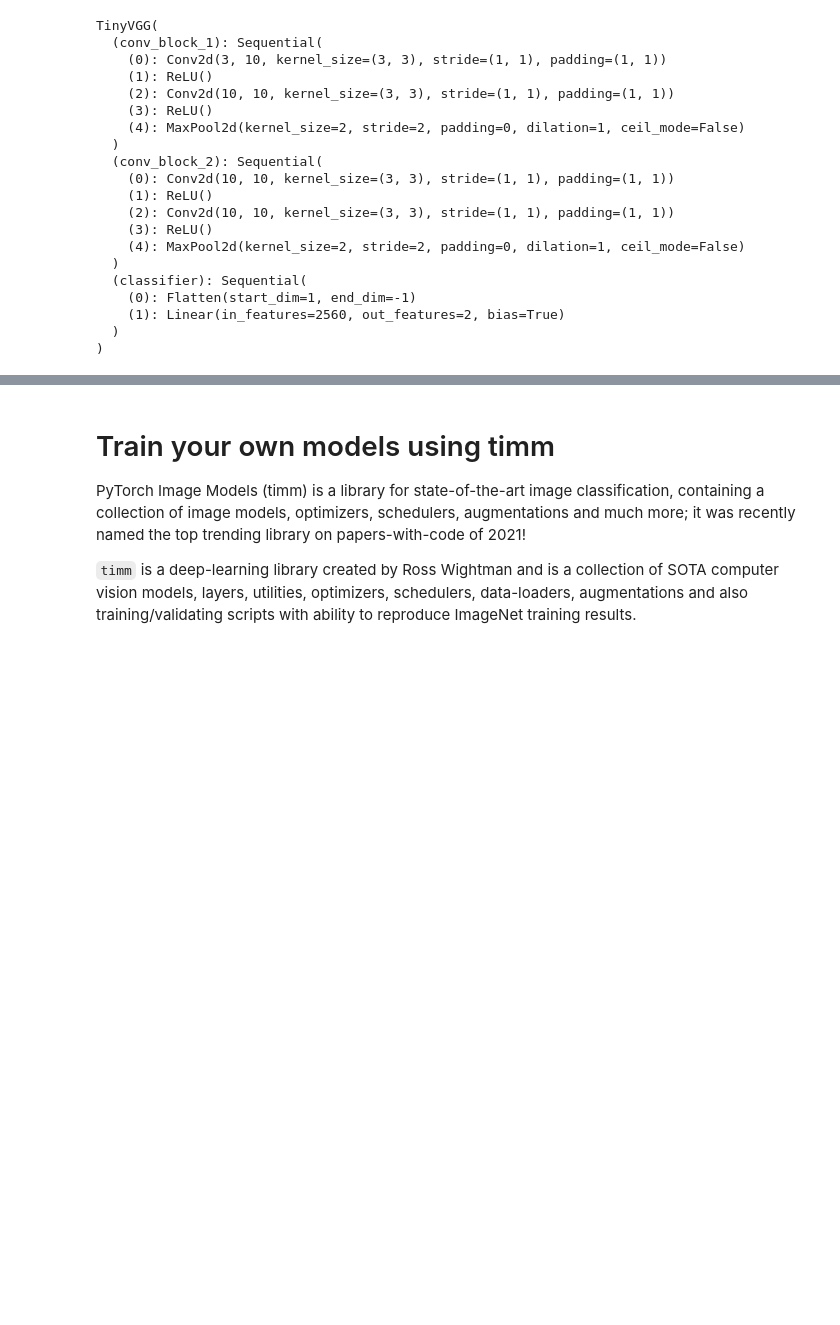
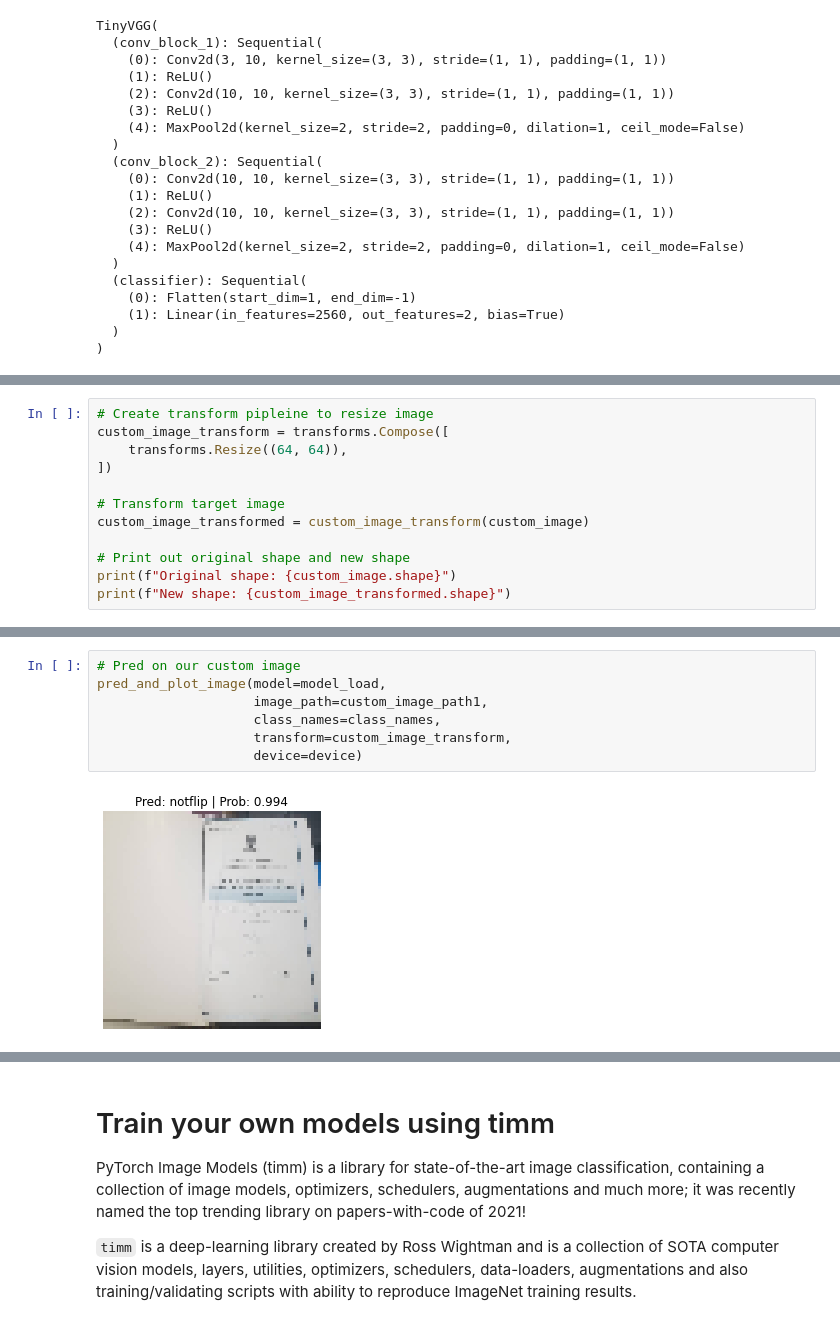
Before and after one commit to pascale25/AWM2dtxtv4vh3v1w_CNN_project, a Jupyter notebook: MonReader_CNN_project.ipynb, the cells around one changed output, grey strips where cells are left out. Saved outputs shown, nothing was run; the diff lists cells and outputs as text; blank space fills up the shorter version.

```diff
--- a/MonReader_CNN_project.ipynb
+++ b/MonReader_CNN_project.ipynb
@@ -1194,0 +1262,12 @@ f1_score = f1_score(y_truee, y_predd)
+# %%
+# Create transform pipleine to resize image
+custom_image_transform = transforms.Compose([
+    transforms.Resize((64, 64)),
+])
+
+# Transform target image
+custom_image_transformed = custom_image_transform(custom_image)
+
+# Print out original shape and new shape
+print(f"Original shape: {custom_image.shape}")
+print(f"New shape: {custom_image_transformed.shape}")
@@ -1194,0 +1358,9 @@ f1_score = f1_score(y_truee, y_predd)
+# %%
+# Pred on our custom image
+pred_and_plot_image(model=model_load,
+                    image_path=custom_image_path1,
+                    class_names=class_names,
+                    transform=custom_image_transform,
+                    device=device)
+# %% [output]
+[figure, added]
```
Also changed, not shown: parts of 18 cells of this notebook.
